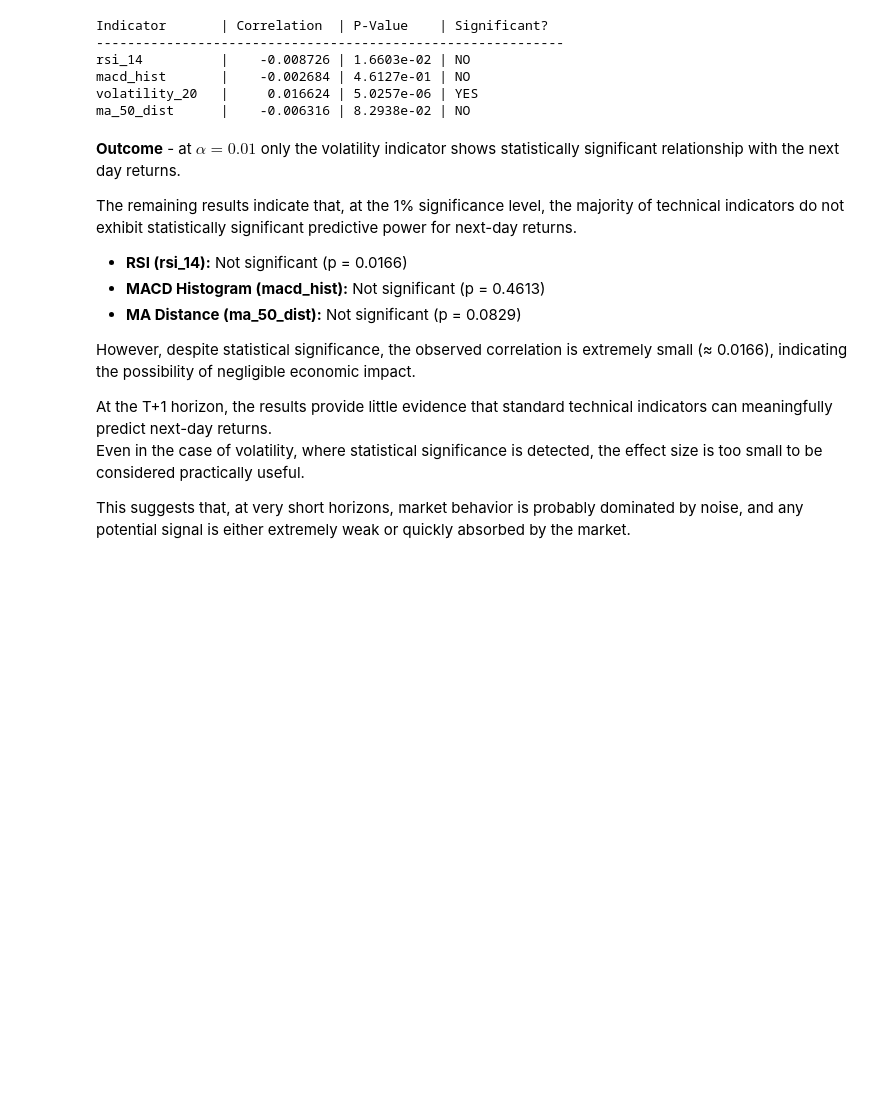
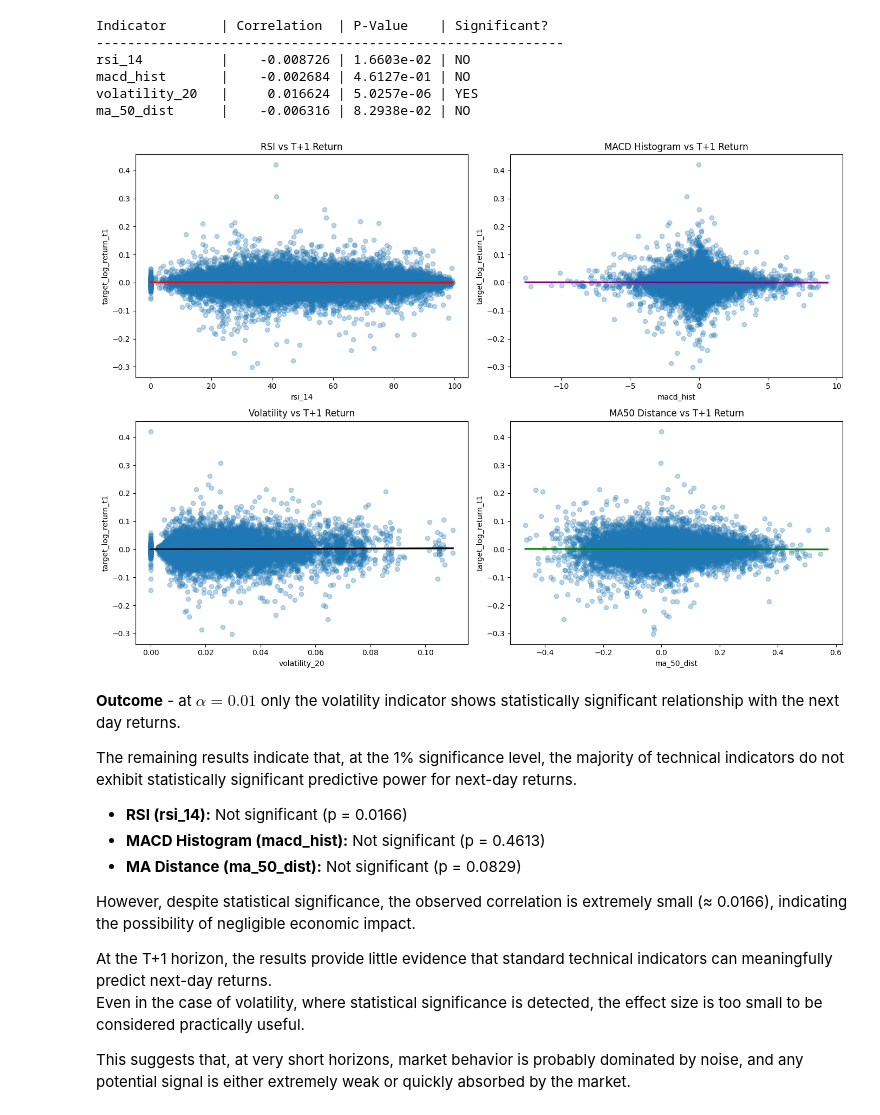
Before and after one commit to Kamend1/data_science_final_project, a Jupyter notebook: notebooks/1_2_time_series_signals_hypothesis_testing.ipynb, the cells around one changed output. Saved outputs shown, nothing was run; the diff lists cells and outputs as text; code cells hidden in the pictures; blank space fills up the shorter version.

```diff
--- a/notebooks/1_2_time_series_signals_hypothesis_testing.ipynb
+++ b/notebooks/1_2_time_series_signals_hypothesis_testing.ipynb
@@ -224,6 +225,49 @@ rsi_14          |    -0.008726 | 1.6603e-02 | NO
 macd_hist       |    -0.002684 | 4.6127e-01 | NO
 volatility_20   |     0.016624 | 5.0257e-06 | YES
 ma_50_dist      |    -0.006316 | 8.2938e-02 | NO
+# %%
+fig, axes = plt.subplots(2, 2, figsize=(14, 10))
+
+sns.regplot(
+    x='rsi_14', y='target_log_return_t1',
+    data=price_return_df_long,
+    ax=axes[0, 0],
+    scatter_kws={'alpha': 0.3},
+    line_kws={'color': 'red'}
+)
+axes[0, 0].set_title('RSI vs T+1 Return')
+
+sns.regplot(
+    x='macd_hist', y='target_log_return_t1',
+    data=price_return_df_long,
+    ax=axes[0, 1],
+    scatter_kws={'alpha': 0.3},
+    line_kws={'color': 'purple'}
+)
+axes[0, 1].set_title('MACD Histogram vs T+1 Return')
+
+sns.regplot(
+    x='volatility_20', y='target_log_return_t1',
+    data=price_return_df_long,
+    ax=axes[1, 0],
+    scatter_kws={'alpha': 0.3},
+    line_kws={'color': 'black'}
+)
+axes[1, 0].set_title('Volatility vs T+1 Return')
+
+sns.regplot(
+    x='ma_50_dist', y='target_log_return_t1',
+    data=price_return_df_long,
+    ax=axes[1, 1],
+    scatter_kws={'alpha': 0.3},
+    line_kws={'color': 'green'}
+)
+axes[1, 1].set_title('MA50 Distance vs T+1 Return')
+
+plt.tight_layout()
+plt.show()
+# %% [output]
+[figure, added]
 # %% [markdown]
 **Outcome** - at $\alpha = 0.01$ only the volatility indicator shows statistically significant relationship with the next day returns.
 
```
Also changed, not shown: parts of 12 cells of this notebook, 2 other files.
